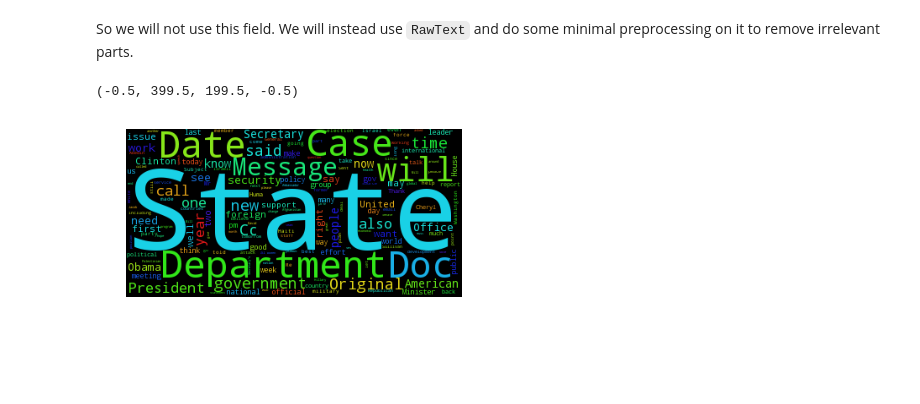
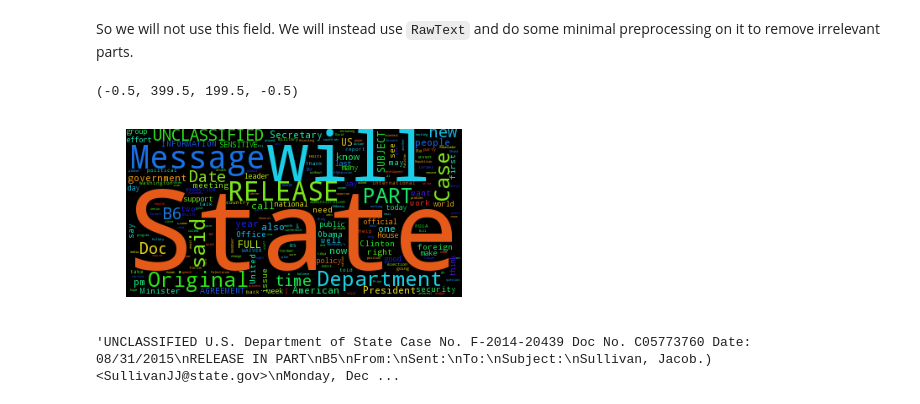
Before and after one commit to bojbilla/AdaHomeworks, a Jupyter notebook: 05 - Taming Text/HW5.ipynb, the cells around one changed output. Saved outputs shown, nothing was run; the diff lists cells and outputs as text; code cells hidden in the pictures; blank space fills up the shorter version.

Commit message:
Simplified basic preprocessing

```diff
--- a/05 - Taming Text/HW5.ipynb
+++ b/05 - Taming Text/HW5.ipynb
@@ -38,20 +38,16 @@ Total number of emails: 7945
 So we will not use this field. We will instead use `RawText` and do some minimal preprocessing on it to remove irrelevant parts.
 # %%
 def preprocess_raw_email(text):
-    """Very simple email preprocessing: we remove all uppercase words
-    which are mostly used as metadata, as well as From:, To: and other
-    mail protocol keywords."""
+    """Very simple email preprocessing that tries to remove
+    email protocol metadata and standard headers"""
 
-    keywords = ('U.S. Department of State', 'Department of State', 'Case No.', 'Doc No.',
-                'STATE DEPT.',
+    keywords = ('U.S. Department of State', 'Department of State', 'Case No.',
+                'Doc No.', 'STATE DEPT.', 'UNCLASSIFIED',
                 'From:', 'To:', 'Sent:', 'Subject:', 'Attachments:',
-                'Date:')
+                'Date:', 'Cc:')
 
     # Remove lines starting with keyword
     lines = text.split('\n')
     lines = [ l for l in lines if not l.startswith(keywords) ]
 
-    words = ' '.join(lines).split()
-    words = [ w for w in words if not w.isupper() ]
-
-    return words
+    return '\n'.join(lines)
@@ -63,8 +54,16 @@ words = [ w for sublist in mapped_words for w in sublist ]
+# %%
+
+raw_text = raw_emails['RawText']
+text = '\n'.join(raw_text.map(preprocess_raw_email))
 # %%
-text = ' '.join(words)
+#text = ' '.join(words)
 wordCloud = wc().generate(text)
 plt.imshow(wordCloud)
 plt.axis("off")
 # %% [output]
 (-0.5, 399.5, 199.5, -0.5)
-[figure, old version]
+[figure, new version]
+# %%
+raw_text[7000]
+# %% [output]
+'UNCLASSIFIED U.S. Department of State Case No. F-2014-20439 Doc No. C05773760 Date: 08/31/2015\nRELEASE IN PART\nB5\nFrom:\nSent:\nTo:\nSubject:\nSullivan, Jacob.) <SullivanJJ@state.gov>\nMonday, Dec ...
```
Also changed, not shown: parts of 1 cell of this notebook.
